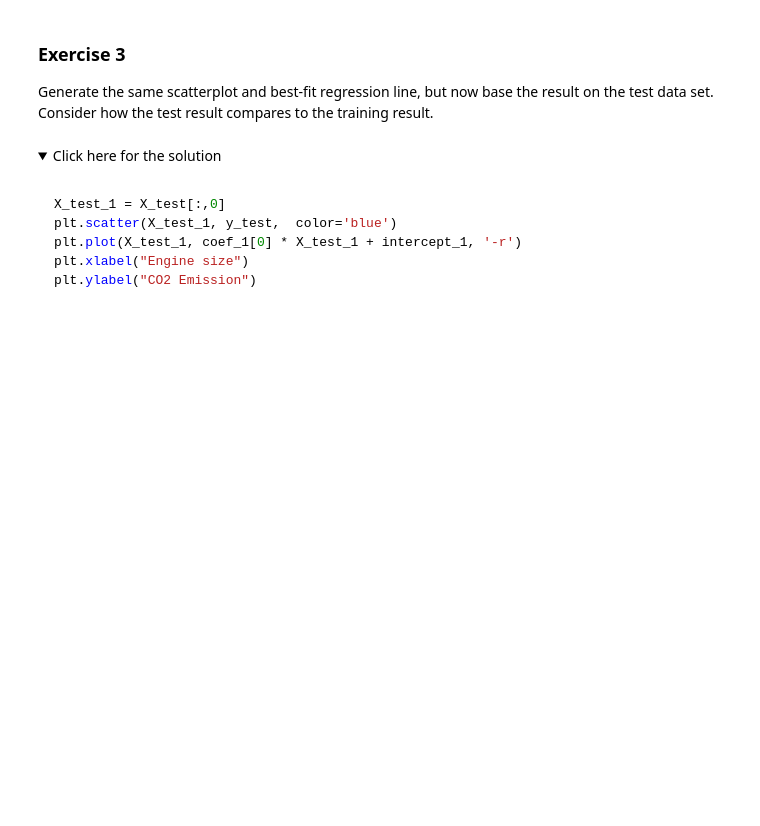
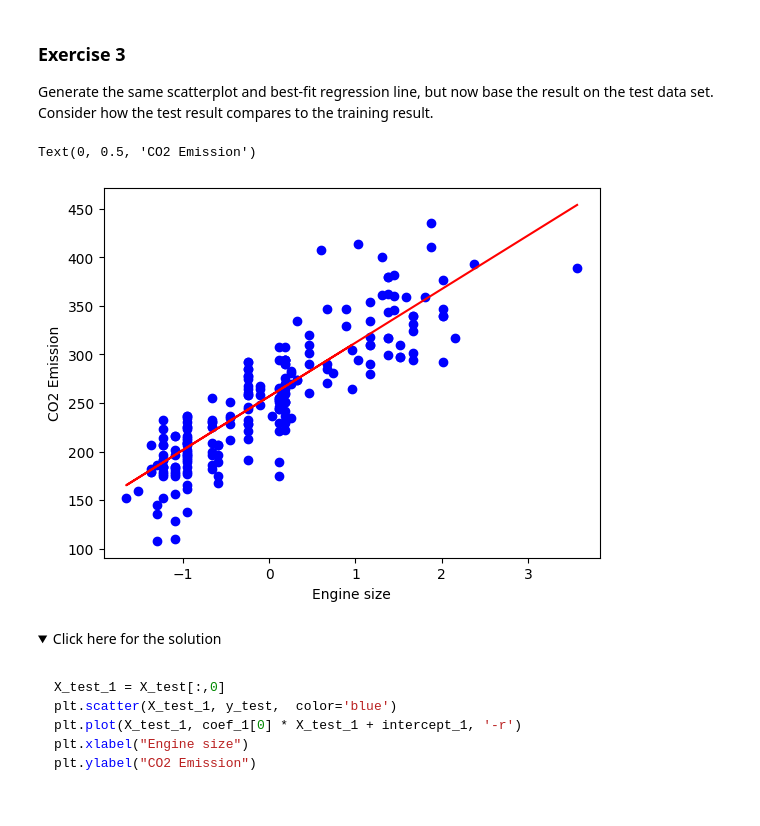
Before and after one commit to DB-db-dron/MachineLearningWithPython, a Jupyter notebook: MachineLearningWithPython/Mulitple-Linear-Regression-v1.ipynb, the cells around one changed output. Cells and saved outputs as stored; diff of their text form; code cells hidden in the pictures; folded sections open; blank space fills up the shorter version.

```diff
--- a/MachineLearningWithPython/Mulitple-Linear-Regression-v1.ipynb
+++ b/MachineLearningWithPython/Mulitple-Linear-Regression-v1.ipynb
@@ -346,11 +394,14 @@ Generate the same scatterplot and best-fit regression line, but now base the res
 Consider how the test result compares to the training result.
 # %%
 # Enter your code here
-X_test_1 =# ADD CODE[:,0]
-plt.scatter(#ADD CODE, y_test,  color='blue')
-plt.plot(# ADD CODE, coef_1[0] * # ADD CODE + intercept_1, '-r')
+X_test_1 = X_test[:,0]
+plt.scatter(X_test_1, y_test,  color='blue')
+plt.plot(X_test_1, coef_1[0] * X_test_1 + intercept_1, '-r')
 plt.xlabel("Engine size")
 plt.ylabel("CO2 Emission")
+# %% [output]
+Text(0, 0.5, 'CO2 Emission')
+[figure, added]
 # %% [markdown]
 <details><summary>Click here for the solution</summary>
 
```
Also changed, not shown: parts of 15 cells of this notebook.
